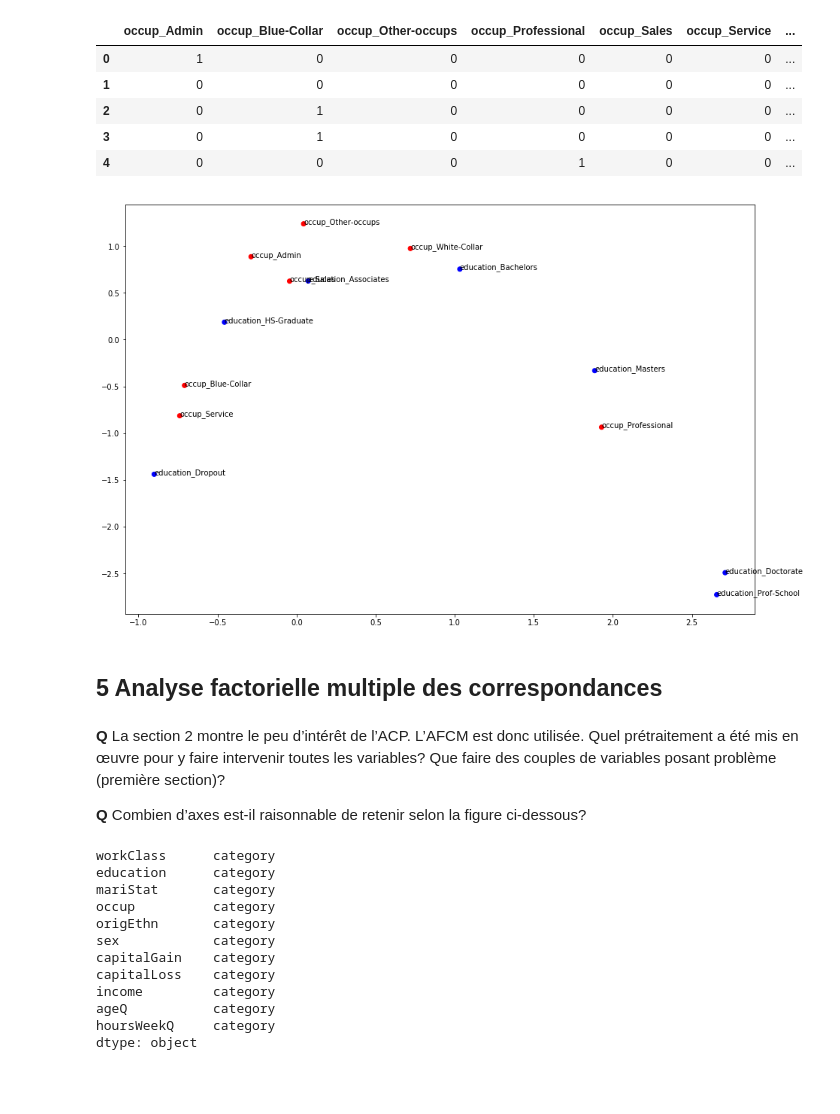
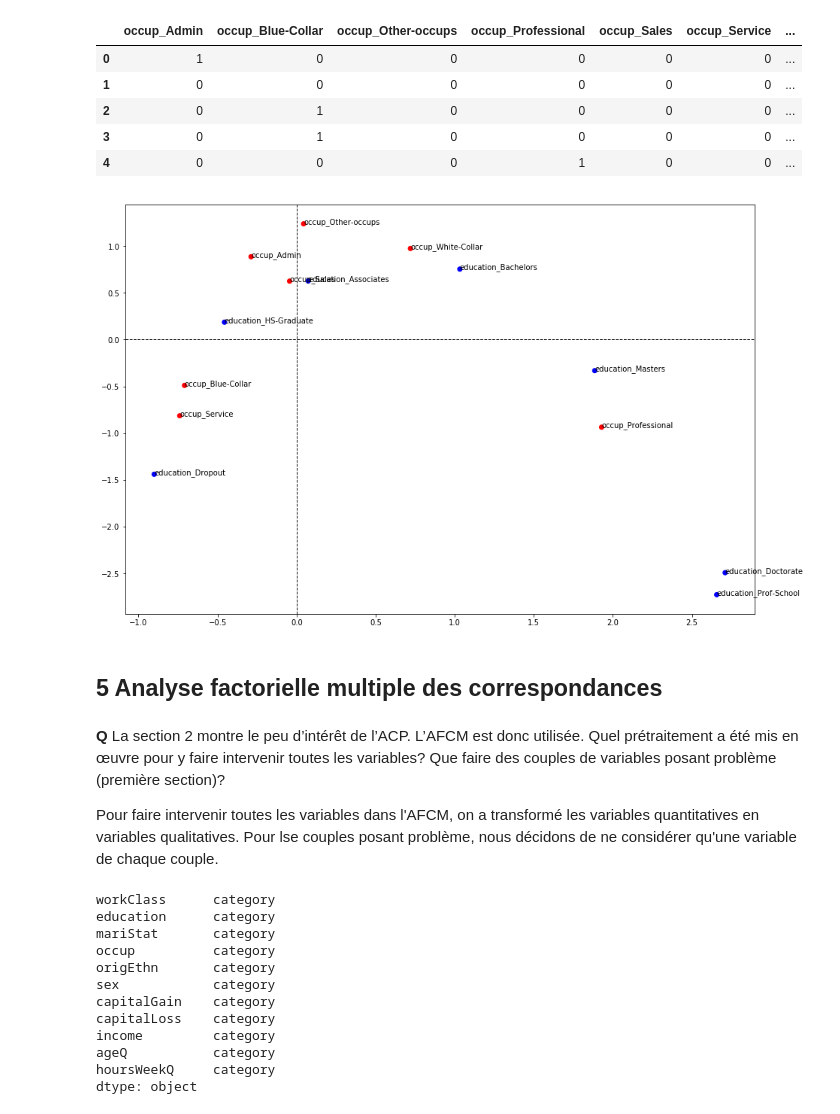
Before and after one commit to LouisDelvaux/Exploration4A, a Jupyter notebook: Adult-Census/Explo-Python-AdultCensus (PROJET).ipynb, the cells around one changed output. Drawn from its saved outputs; the diff is of its cells as text; code cells hidden in the pictures; blank space fills up the shorter version.

```diff
--- a/Adult-Census/Explo-Python-AdultCensus (PROJET).ipynb
+++ b/Adult-Census/Explo-Python-AdultCensus (PROJET).ipynb
@@ -484,8 +490,8 @@ Le second axe représente le différence entre le capital perdu et le capital ga
 fig, ax = plt.subplots(figsize=(10,10))
 ax.scatter(C[:,0], C[:,1])
 for i, j, nom in zip(coord1,coord2, data.columns):
-    ax.text(i, j, nom)
-    ax.arrow(0,0,i,j,color='r')
+    ax.text(5*i, 5*j, nom, size=20)
+    ax.arrow(0,0,5*i,5*j,color='r')
 ax.set_xlabel("PC1" ,size=25)
 ax.set_ylabel("PC2",size=25)
 ax.set_title("Projection des individus dans le premier plan",size=25)
@@ -531,7 +545,7 @@ On fait l'ACP des profils-lignes et profils-colonnes du tableau disjonctif compl
 from mca import MCA
 df=dataBase[["occup","education"]]
 df.head()
-dc=pd.DataFrame(pd.get_dummies(df[["occup","education"]]))
+dc=pd.DataFrame(pd.get_dummies(df))
 dc.head()
 # %% [output]
 |  | occup_Admin | occup_Blue-Collar | occup_Other-occups | occup_Professional | occup_Sales | occup_Service | ... |
@@ -544,19 +558,21 @@ dc.head()
 afc = MCA(dc,benzecri=False)
 # %%
 fig, ax = plt.subplots(figsize=(15,10))
-dict_color=7*["red"]+7*["blue"]
-plt.scatter(afc.fs_c()[:, 0],afc.fs_c()[:, 1],color=dict_color)
-for i, j, nom in zip(afc.fs_c()[:, 0],afc.fs_c()[:, 1], dc.columns):
-       plt.text(i, j, nom)
+dict_color = 7*["red"] + 7*["blue"]
+ax.scatter(afc.fs_c()[:, 0], afc.fs_c()[:, 1], color=dict_color)
+for i, j, nom in zip(afc.fs_c()[:, 0], afc.fs_c()[:, 1], dc.columns):
+       ax.text(i, j, nom)
+ax.axhline(c = 'black', linestyle = '--', linewidth = 1)
+ax.axvline(c = 'black', linestyle = '--', linewidth = 1)
 plt.show()
 # %% [output]
-[figure, old version]
+[figure, new version]
 # %% [markdown]
 ## 5 Analyse factorielle multiple des correspondances
 # %% [markdown]
 **Q** La section 2 montre le peu d’intérêt de l’ACP. L’AFCM est donc utilisée. Quel prétraitement a été mis en œuvre pour y faire intervenir toutes les variables? Que faire des couples de variables posant problème (première section)?
 
-**Q** Combien d’axes est-il raisonnable de retenir selon la figure ci-dessous?
+Pour faire intervenir toutes les variables dans l'AFCM, on a transformé les variables quantitatives en variables qualitatives. Pour lse couples posant problème, nous décidons de ne considérer qu'une variable de chaque couple.
 # %%
 dataBaseQ = dataBase[["workClass","education","mariStat","occup","origEthn","sex","capitalGain","capitalLoss","income","ageQ","hoursWeekQ"]]
 
```
Also changed, not shown: parts of 27 cells of this notebook.
